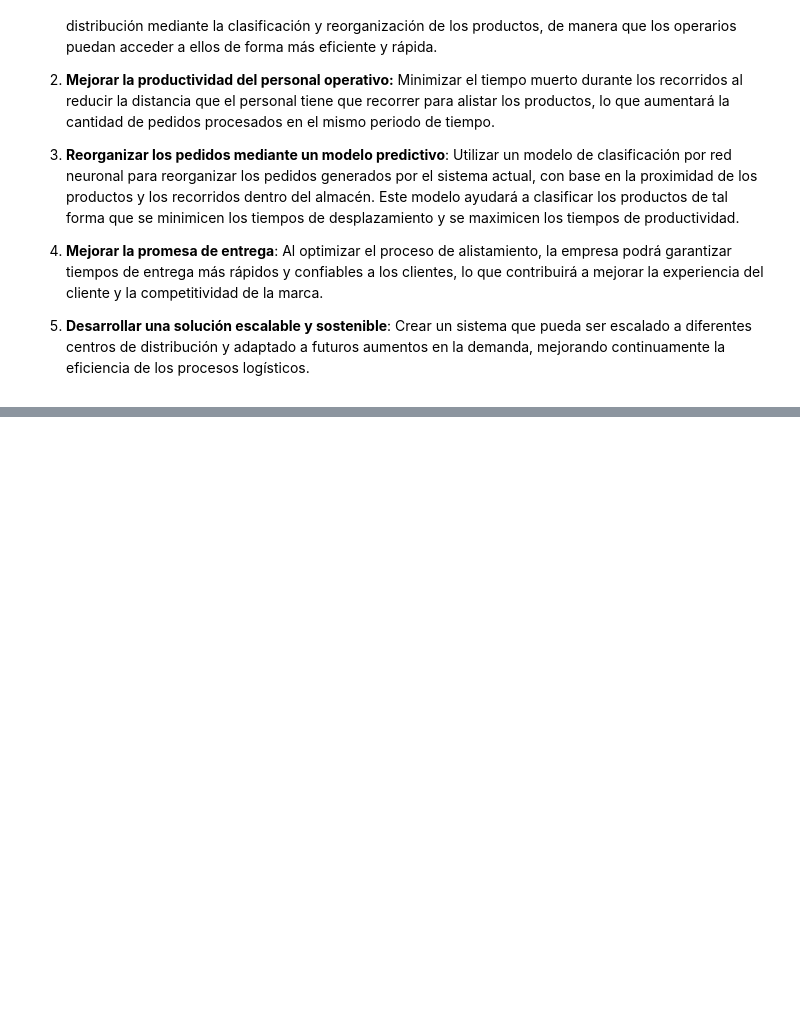
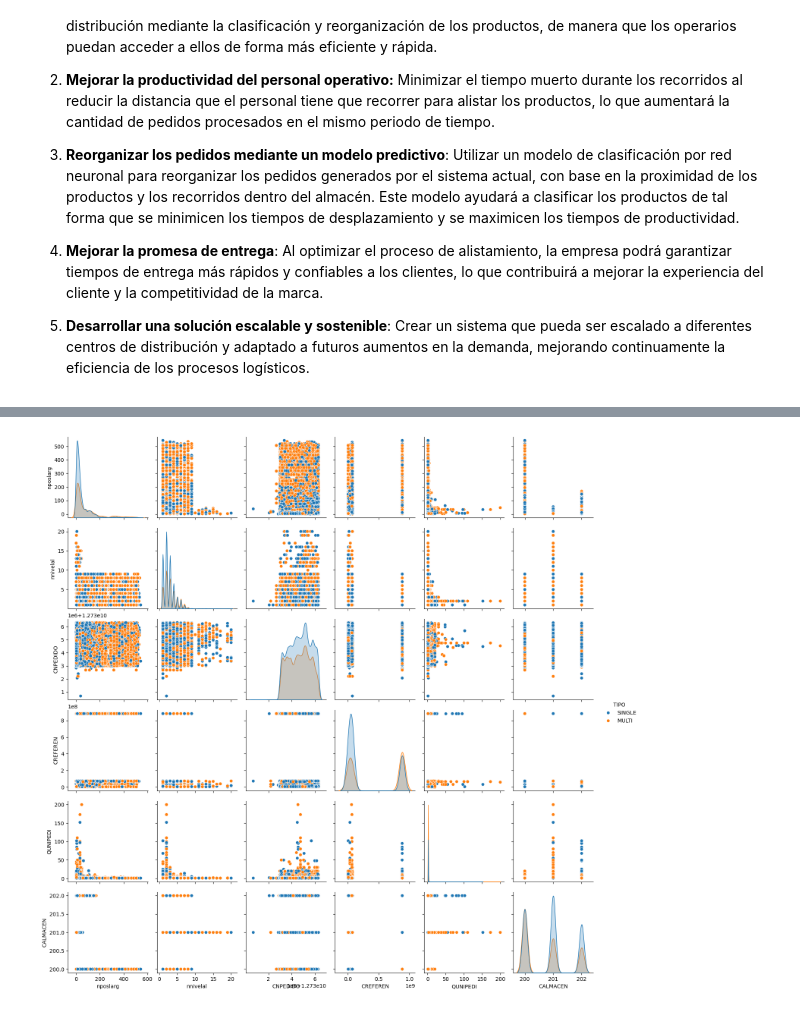
Before and after one commit to mahc11/TalentoTech, a Jupyter notebook: Proyecto/Proyecto.ipynb, the cells around one changed output, grey strips where cells are left out. Saved outputs shown, nothing was run; the diff lists cells and outputs as text; code cells hidden in the pictures; blank space fills up the shorter version.

```diff
--- a/Proyecto/Proyecto.ipynb
+++ b/Proyecto/Proyecto.ipynb
@@ -32,0 +237,6 @@ Para abordar este problema, se propone desarrollar e implementar un modelo de cl
+# %%
+#Diagramas de dispersión:
+sns.pairplot(df, hue="TIPO")
+plt.show()
+# %% [output]
+[figure, added]
```
Also changed, not shown: parts of 64 cells of this notebook, 1 other file.
